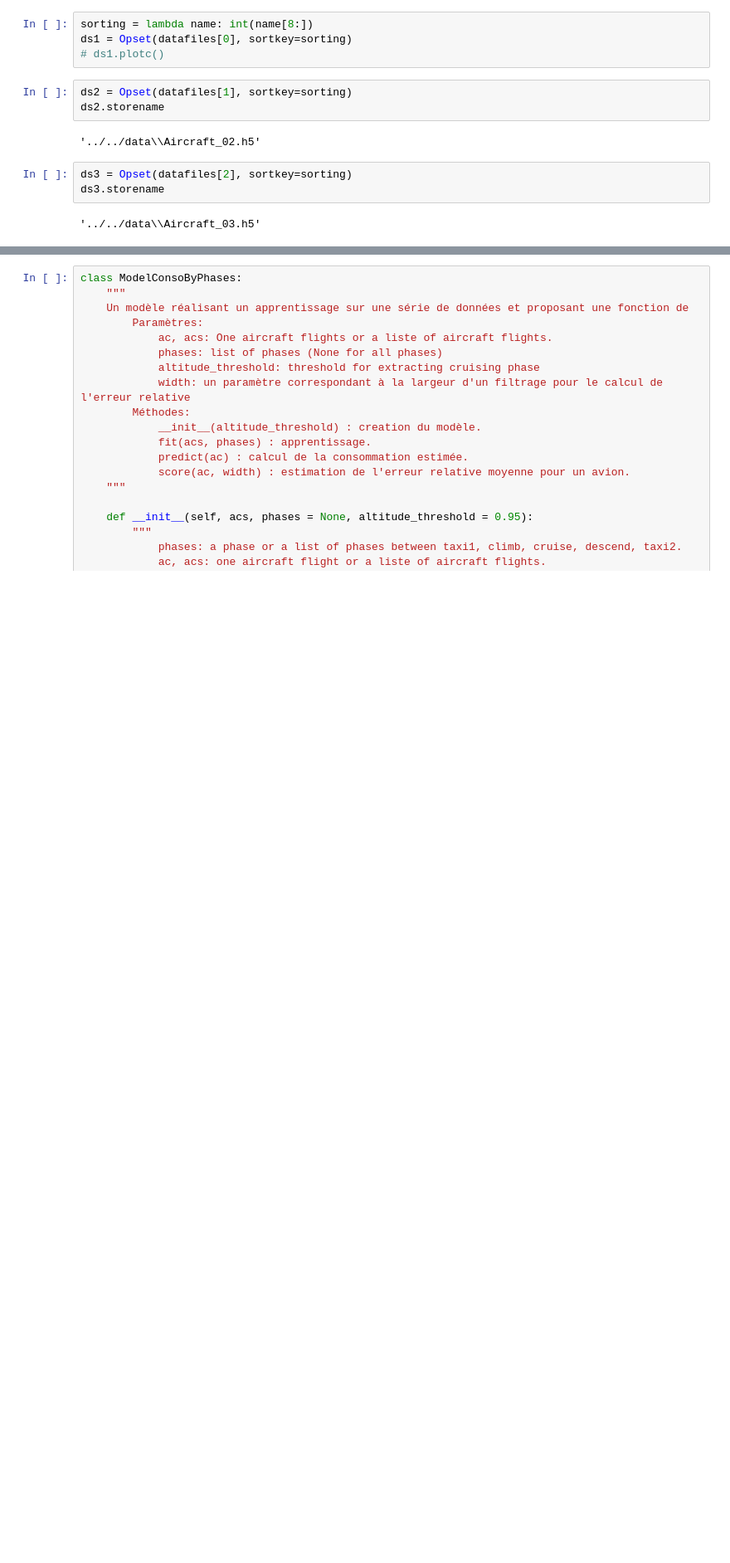
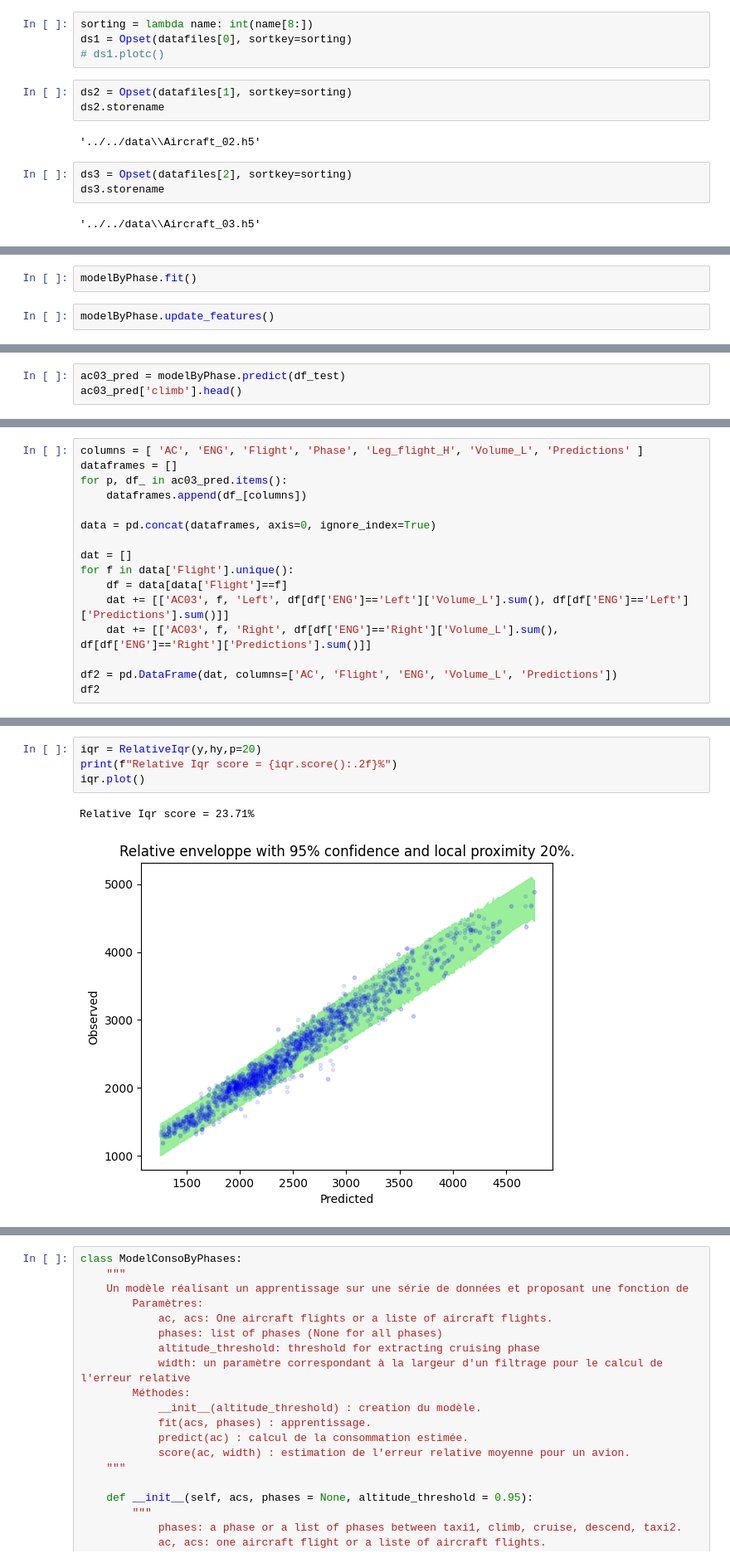
Before and after one commit to jee51/M2DProjet2324, a Jupyter notebook: notebooks/Achille_Work/Achille_conso_fuel_global.ipynb, the cells around one changed output, grey strips where cells are left out. Shown at 83% size. Cells and saved outputs as stored; diff of their text form; blank space fills up the shorter version.

Commit message:
Complete Model by phase and comparison

```diff
--- a/notebooks/Achille_Work/Achille_conso_fuel_global.ipynb
+++ b/notebooks/Achille_Work/Achille_conso_fuel_global.ipynb
@@ -272,0 +434,4 @@ strong multicollinearity or other numerical problems.
+# %%
+modelByPhase.fit()
+# %%
+modelByPhase.update_features()
@@ -272,0 +448,3 @@ strong multicollinearity or other numerical problems.
+# %%
+ac03_pred = modelByPhase.predict(df_test)
+ac03_pred['climb'].head()
@@ -272,0 +460,16 @@ strong multicollinearity or other numerical problems.
+# %%
+columns = [ 'AC', 'ENG', 'Flight', 'Phase', 'Leg_flight_H', 'Volume_L', 'Predictions' ]
+dataframes = []
+for p, df_ in ac03_pred.items():
+    dataframes.append(df_[columns])
+
+data = pd.concat(dataframes, axis=0, ignore_index=True)
+
+dat = []
+for f in data['Flight'].unique():
+    df = data[data['Flight']==f]
+    dat += [['AC03', f, 'Left', df[df['ENG']=='Left']['Volume_L'].sum(), df[df['ENG']=='Left']['Predictions'].sum()]]
+    dat += [['AC03', f, 'Right', df[df['ENG']=='Right']['Volume_L'].sum(), df[df['ENG']=='Right']['Predictions'].sum()]]
+
+df2 = pd.DataFrame(dat, columns=['AC', 'Flight', 'ENG', 'Volume_L', 'Predictions'])
+df2
@@ -272,0 +494,7 @@ strong multicollinearity or other numerical problems.
+# %%
+iqr = RelativeIqr(y,hy,p=20)
+print(f"Relative Iqr score = {iqr.score():.2f}%")
+iqr.plot()
+# %% [output]
+Relative Iqr score = 23.71%
+[figure, added]
```
Also changed, not shown: parts of 59 cells of this notebook, 6 other files.
